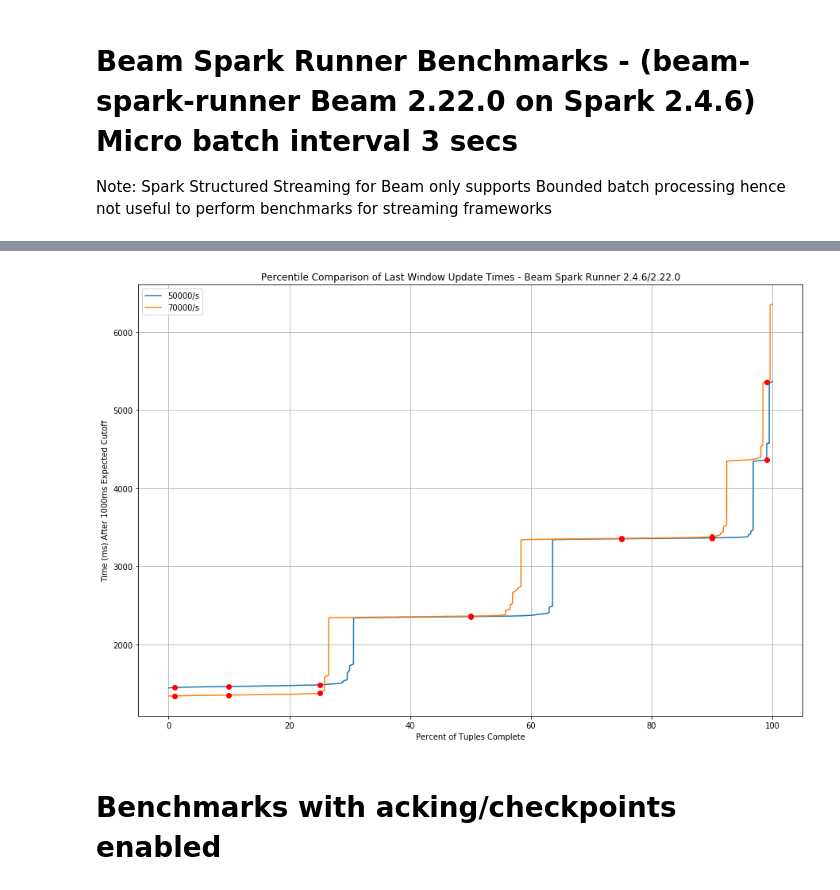
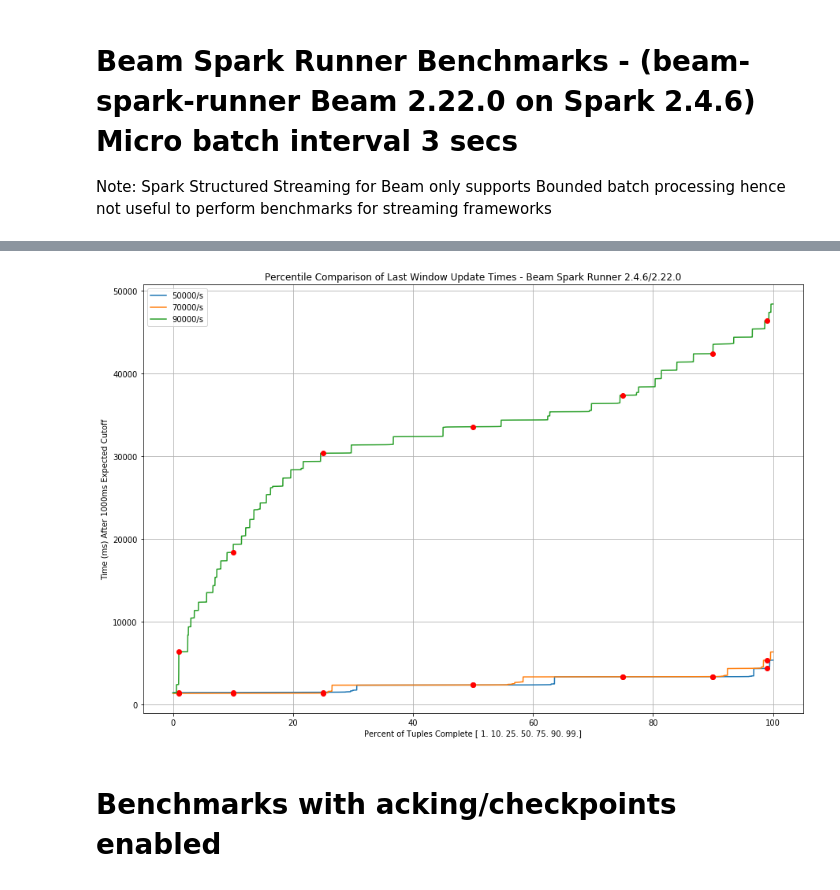
Before and after one commit to yahoo/streaming-benchmarks, a Jupyter notebook: pynotebooks/Benchmark_combined.ipynb, the cells around one changed output, grey strips where cells are left out. Drawn from its saved outputs; the diff is of its cells as text; code cells hidden in the pictures.

```diff
--- a/pynotebooks/Benchmark_combined.ipynb
+++ b/pynotebooks/Benchmark_combined.ipynb
@@ -517,15 +439,15 @@ files = [("../runs/results/BEAM_FLINK/50000/updated.txt", "green", "50000"),
          ("../runs/results/BEAM_FLINK/90000/updated.txt", "blue", "90000"),
          ("../runs/results/BEAM_FLINK/110000/updated.txt", "yellow", "110000"),
          ("../runs/results/BEAM_FLINK/130000/updated.txt", "purple", "130000"),
-         ("../runs/results/BEAM_FLINK/135000/updated.txt", "purple", "135000")]
+         ("../runs/results/BEAM_FLINK/135000/updated.txt", "purple", "135000"),
          # Beam cannot keep up at 150000 events
-         #("../runs/results/BEAM_FLINK/150000/updated.txt", "orange", "150000"),
+         ("../runs/results/BEAM_FLINK/150000/updated.txt", "orange", "150000")]
          #("../runs/results/BEAM_FLINK/170000/updated.txt", "black", "170000")]
 
 filtered = [(get_filtered_updated(filename, window_size_ms), color, label) for (filename, color, label) in files]
 bins = np.linspace(0, 10000, 100)
 
-plt.figure(num=None, figsize=(15, 10))
+f = plt.figure(num=None, figsize=(15, 10))
 for (filter_each, color, label) in filtered:
     plt.hist(filter_each, bins, density=1, facecolor=color, alpha=0.5, label=label+"/s")
 plt.xlabel('Last update time (in ms after window ended)')
@@ -533,4 +455,5 @@ plt.ylabel('Window Count')
 plt.title('Histogram of Last Window Update Times (Estimated end-to-end latency) - Beam Flink Runner 1.9/2.22.0')
 plt.legend(loc="upper right")
 plt.show()
+f.savefig("Beam_Flink_hist.pdf", bbox_inches='tight')
 # %% [output]
@@ -640,8 +563,8 @@ Note: Spark Structured Streaming for Beam only supports Bounded batch processing
 window_size_ms = 10000   #10 seconds (for me). Adjust to match your benchmark and common component.
 
 files = [("../runs/results/BEAM_SPARK/50000/updated.txt", "green", "50000"),
-         ("../runs/results/BEAM_SPARK/70000/updated.txt", "red", "70000")]
-         #("./results/BEAM_SPARK/90000/updated.txt", "blue", "90000")]
+         ("../runs/results/BEAM_SPARK/70000/updated.txt", "red", "70000"),
+         ("../runs/results/BEAM_SPARK/90000/updated.txt", "blue", "90000")]
          #("./results/BEAM_SPARK/110000/updated.txt", "yellow", "110000"),
          #("./results/BEAM_SPARK/130000/updated.txt", "purple", "130000"),
          #("./results/BEAM_SPARK/135000/updated.txt", "purple", "135000"),
@@ -651,7 +574,7 @@ files = [("../runs/results/BEAM_SPARK/50000/updated.txt", "green", "50000"),
 filtered = [(get_filtered_updated(filename, window_size_ms), color, label) for (filename, color, label) in files]
 bins = np.linspace(0, 10000, 100)
 
-plt.figure(num=None, figsize=(15, 10))
+f = plt.figure(num=None, figsize=(15, 10))
 for (filter_each, color, label) in filtered:
     plt.hist(filter_each, bins, density=1, facecolor=color, alpha=0.5, label=label+"/s")
 plt.xlabel('Last update time (in ms after window ended)')
@@ -659,4 +582,5 @@ plt.ylabel('Window Count')
 plt.title('Histogram of Last Window Update Times (Estimated end-to-end latency) - Beam Spark Runner 2.4.6/2.22.0')
 plt.legend(loc="upper right")
 plt.show()
+f.savefig("Beam_Spark_hist.pdf", bbox_inches='tight')
 # %% [output]
@@ -691,33 +615,46 @@ print("Percentiles: ", p)
 Percentiles:  [ 1. 10. 25. 50. 75. 90. 99.]
 # %%
 # Percentile values
+window_size_ms = 10000   #10 seconds (for me). Adjust to match your benchmark and common component.
+
+files = [("../runs/results/BEAM_SPARK/50000/updated.txt", "green", "50000"),
+         ("../runs/results/BEAM_SPARK/70000/updated.txt", "red", "70000")]
+         #("../runs/results/BEAM_SPARK/90000/updated.txt", "blue", "90000")]
+         #("./results/BEAM_SPARK/110000/updated.txt", "yellow", "110000"),
+         #("./results/BEAM_SPARK/130000/updated.txt", "purple", "130000"),
+         #("./results/BEAM_SPARK/135000/updated.txt", "purple", "135000"),
+         #("./results/BEAM_SPARK/150000/updated.txt", "orange", "150000"),
+         #("./results/BEAM_SPARK/170000/updated.txt", "black", "170000")]
+
+filtered = [(get_filtered_updated(filename, window_size_ms), color, label) for (filename, color, label) in files]
+
 p = np.array([1.0, 10.0, 25.0, 50.0, 75.0, 90.0, 99.0])
 
 def filter_and_sort(sorted_each, _, label):
     filtered_sorted = [x for x in sorted_each if x > 1000]
     perc = np.percentile(filtered_sorted, p)
     return (filtered_sorted, perc, label)
 
 # Filter all data points <= 1000 ms
 filtered_sorted = list()
 
 for (sorted_each, _, label) in sorted:
     filtered_sorted.append(filter_and_sort(sorted_each, _, label))
 
 # Do the actual drawing
 plt.figure(num=None, figsize=(15, 10))
 
 for (points, percentiles, label) in filtered_sorted:
     draw_line(points, percentiles, label)
 
 plt.legend(loc="upper left")
-plt.xlabel('Percent of Tuples Complete')
+plt.xlabel('Percent of Tuples Complete [ 1. 10. 25. 50. 75. 90. 99.]')
 plt.ylabel('Time (ms) After 1000ms Expected Cutoff')
 plt.grid(True)
 plt.title('Percentile Comparison of Last Window Update Times - Beam Spark Runner 2.4.6/2.22.0')
 plt.show()
 # %% [output]
-[figure, old version]
+[figure, new version]
 # %% [markdown]
 # Benchmarks with acking/checkpoints enabled
 # %% [markdown]
```
Also changed, not shown: parts of 42 cells of this notebook.
